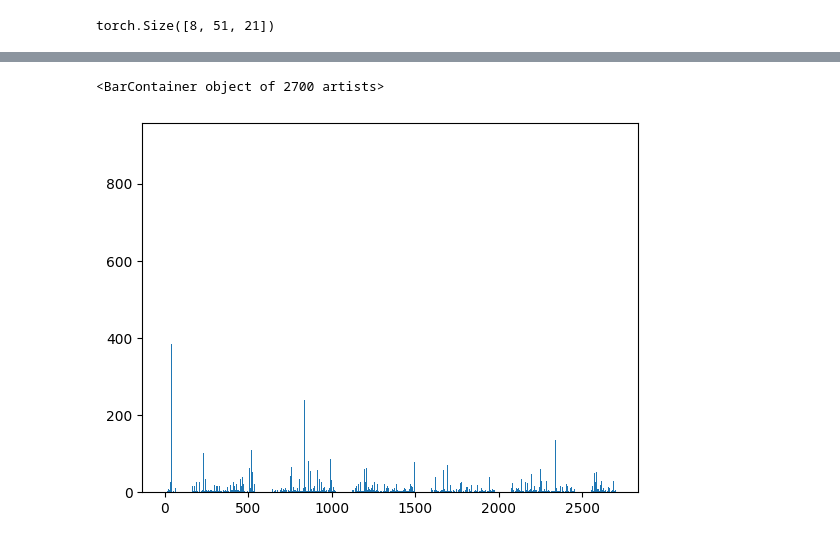
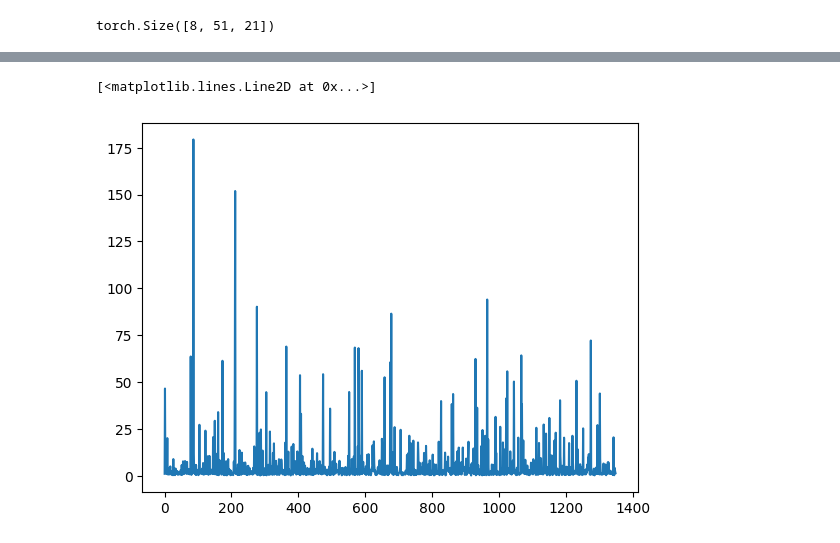
Before and after one commit to darshitttt/speechRemoval, a Jupyter notebook: musanSpecAE.ipynb, the cells around one changed output, grey strips where cells are left out. Cells and saved outputs as stored; diff of their text form; code cells hidden in the pictures.

```diff
--- a/musanSpecAE.ipynb
+++ b/musanSpecAE.ipynb
@@ -274,12 +276,12 @@ device = 'cuda:1' if torch.cuda.is_available() else 'cpu'
 model = model.to(device)
 
 loss_fn = nn.MSELoss()
-optimizer = optim.Adam(model.parameters(), lr=0.01)
+optimizer = optim.Adam(model.parameters(), lr=0.001)
 # %%
 import statistics
 ll_plot = []
 model = model.to(device)
-for i in range(0,10):
+for i in range(0,5):
     epochs = 10
 
     for epoch in range(0,epochs):
@@ -295,7 +297,7 @@ for i in range(0,10):
             outputs = model(inputs)
 
             # Compute loss
-            loss = loss_fn(outputs, inputs)
+            loss = loss_fn(outputs, labels)
 
             # BP and optim
             optimizer.zero_grad()
@@ -357,8 +359,8 @@ plt.colorbar()
 # %%
-plt.bar([i for i in range(0, len(ll_plot))],ll_plot)
+plt.plot([i for i in range(0, len(ll_plot))],ll_plot)
 # %% [output]
-<BarContainer object of 2700 artists>
+[<matplotlib.lines.Line2D at 0x...>]
-[figure, old version]
+[figure, new version]
 # %%
 wav1, sr1 = torchaudio.load('Vanessa_Kitchen_Sample.wav')
 
```
Also changed, not shown: parts of 5 cells of this notebook, 3 other files.
